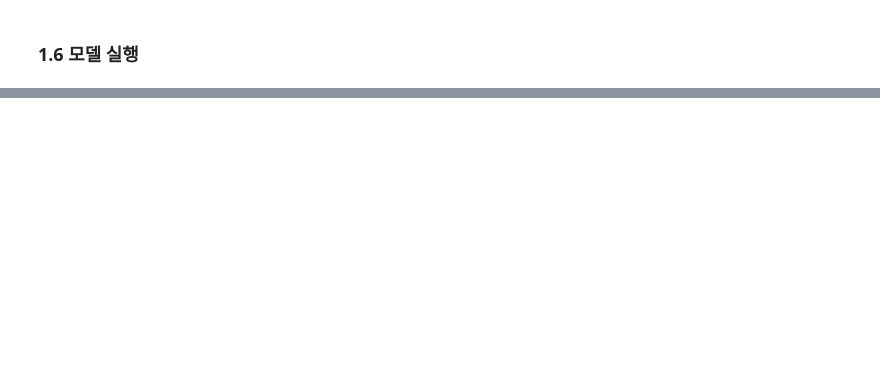
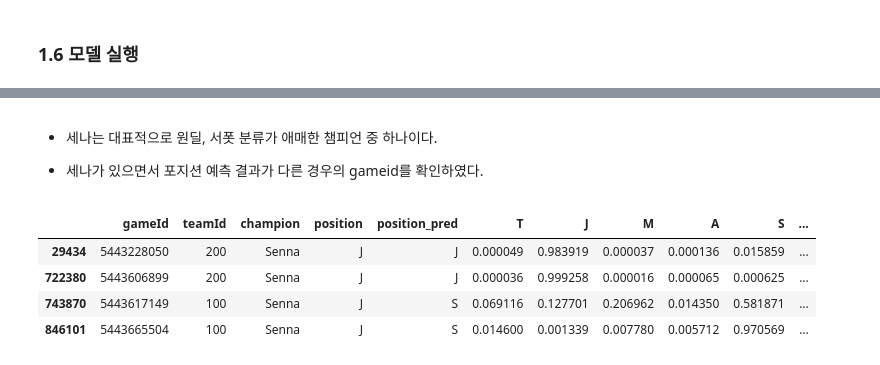
Before and after one commit to Romg2/OPGG, a Jupyter notebook: Day14/Day14_Final_Project.ipynb, the cells around one changed output, grey strips where cells are left out. Saved outputs shown, nothing was run; the diff lists cells and outputs as text; code cells hidden in the pictures; blank space fills up the shorter version.

```diff
--- a/Day14/Day14.ipynb
+++ b/Day14/Day14_Final_Project.ipynb
@@ -908,0 +1208,13 @@ Accuracy:  0.9296
+# %% [markdown]
+- 세나는 대표적으로 원딜, 서폿 분류가 애매한 챔피언 중 하나이다.
+
+
+- 세나가 있으면서 포지션 예측 결과가 다른 경우의 gameid를 확인하였다.
+# %%
+test_pred[(test_pred["champion"]=="Senna") & (test_pred["position"] == "J")][check_col]
+# %% [output]
+|  | gameId | teamId | champion | position | position_pred | T | J | M | A | S | ... |
+| 29434 | 5443228050 | 200 | Senna | J | J | 0.000049 | 0.983919 | 0.000037 | 0.000136 | 0.015859 | ... |
+| 722380 | 5443606899 | 200 | Senna | J | J | 0.000036 | 0.999258 | 0.000016 | 0.000065 | 0.000625 | ... |
+| 743870 | 5443617149 | 100 | Senna | J | S | 0.069116 | 0.127701 | 0.206962 | 0.014350 | 0.581871 | ... |
+| 846101 | 5443665504 | 100 | Senna | J | S | 0.014600 | 0.001339 | 0.007780 | 0.005712 | 0.970569 | ... |
```
Also changed, not shown: parts of 93 cells of this notebook.
